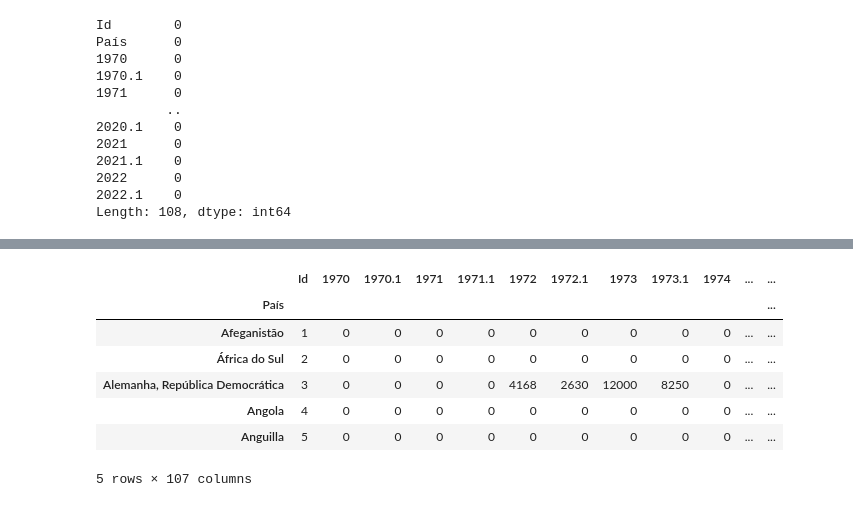
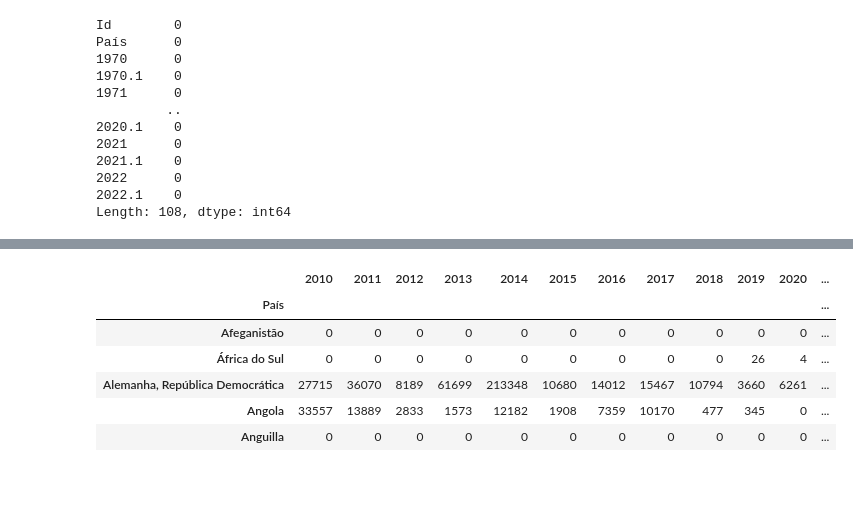
Before and after one commit to talisilvestre/Pos_Aula, a Jupyter notebook: TechChallenge.ipynb, the cells around one changed output, grey strips where cells are left out. Cells and saved outputs as stored; diff of their text form; code cells hidden in the pictures.

```diff
--- a/TechChallenge.ipynb
+++ b/TechChallenge.ipynb
@@ -137,0 +76,5 @@ plt.show()
+# %%
+#renomear variaveis
+quantidade = ['País','2010', '2011', '2012', '2013', '2014', '2015', '2016', '2017', '2018', '2019', '2020', '2021', '2022']
+df_quantidade = dados[quantidade].copy()
+df_quantidade
@@ -138,12 +95,11 @@ plt.show()
 # %%
-dados2 = dados.set_index("País")
+dados2 = df_quantidade.set_index("País")
 dados2.head()
 # %% [output]
-|  | Id | 1970 | 1970.1 | 1971 | 1971.1 | 1972 | 1972.1 | 1973 | 1973.1 | 1974 | ... | ... |
+|  | 2010 | 2011 | 2012 | 2013 | 2014 | 2015 | 2016 | 2017 | 2018 | 2019 | 2020 | ... |
 | País |  |  |  |  |  |  |  |  |  |  |  | ... |
-| Afeganistão | 1 | 0 | 0 | 0 | 0 | 0 | 0 | 0 | 0 | 0 | ... | ... |
-| África do Sul | 2 | 0 | 0 | 0 | 0 | 0 | 0 | 0 | 0 | 0 | ... | ... |
-| Alemanha, República Democrática | 3 | 0 | 0 | 0 | 0 | 4168 | 2630 | 12000 | 8250 | 0 | ... | ... |
-| Angola | 4 | 0 | 0 | 0 | 0 | 0 | 0 | 0 | 0 | 0 | ... | ... |
-| Anguilla | 5 | 0 | 0 | 0 | 0 | 0 | 0 | 0 | 0 | 0 | ... | ... |
+| Afeganistão | 0 | 0 | 0 | 0 | 0 | 0 | 0 | 0 | 0 | 0 | 0 | ... |
+| África do Sul | 0 | 0 | 0 | 0 | 0 | 0 | 0 | 0 | 0 | 26 | 4 | ... |
+| Alemanha, República Democrática | 27715 | 36070 | 8189 | 61699 | 213348 | 10680 | 14012 | 15467 | 10794 | 3660 | 6261 | ... |
+| Angola | 33557 | 13889 | 2833 | 1573 | 12182 | 1908 | 7359 | 10170 | 477 | 345 | 0 | ... |
+| Anguilla | 0 | 0 | 0 | 0 | 0 | 0 | 0 | 0 | 0 | 0 | 0 | ... |
-5 rows × 107 columns
```
Also changed, not shown: parts of 37 cells of this notebook.
